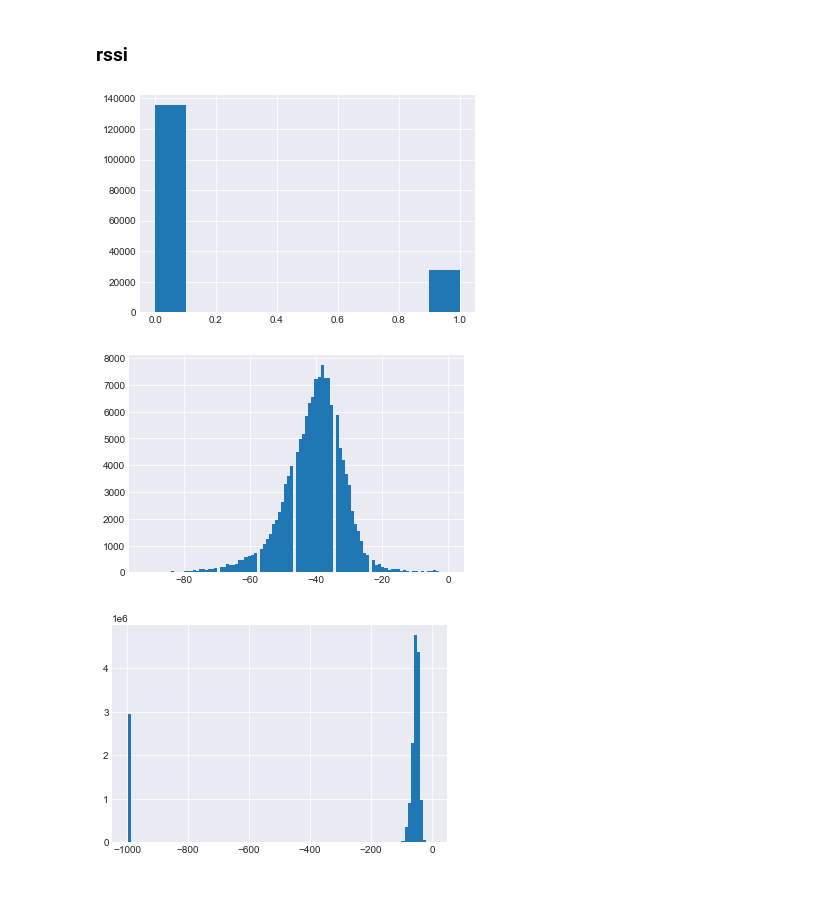
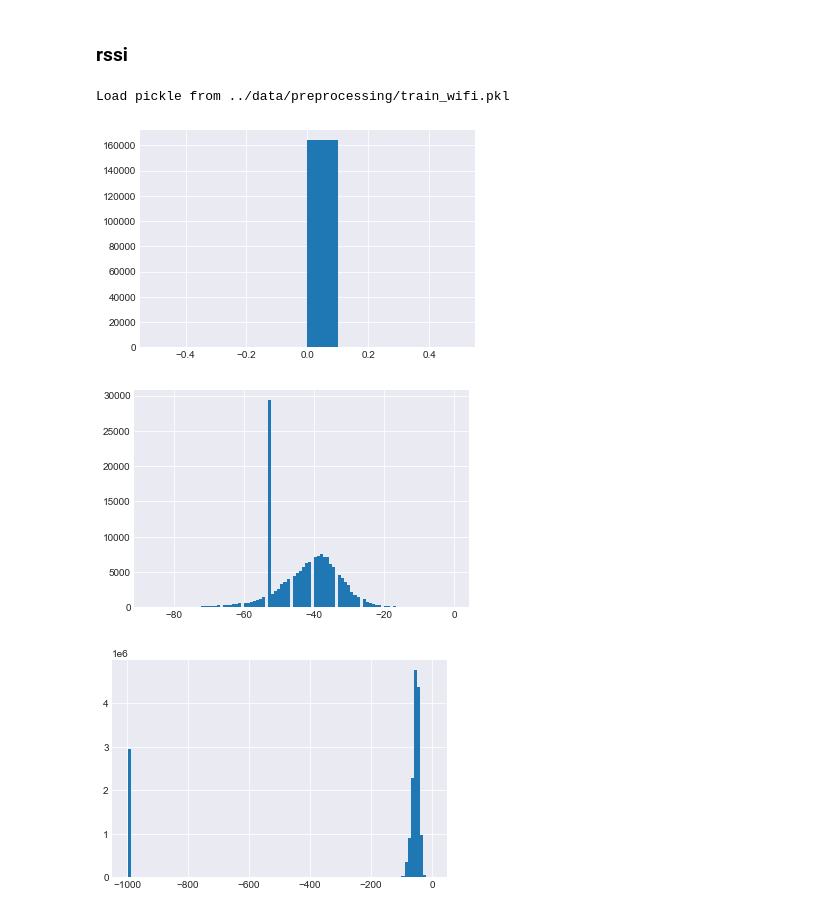
Before and after one commit to konumaru/indoor_location_and_Navigation, a Jupyter notebook: notebook/wifi_data_processing.ipynb, the cells around one changed output. Drawn from its saved outputs; the diff is of its cells as text; code cells hidden in the pictures.

```diff
--- a/notebook/wifi_data_processing.ipynb
+++ b/notebook/wifi_data_processing.ipynb
@@ -148,16 +148,20 @@ wifi_train = load_pickle("../data/working/train_wifi.pkl")
 Load pickle from ../data/working/train_wifi.pkl
 # %% [markdown]
 ### rssi
+# %%
+wifi = load_pickle("../data/preprocessing/train_wifi.pkl")
+# %% [output]
+Load pickle from ../data/preprocessing/train_wifi.pkl
 # %%
-tmp = wifi_train[:, 1].astype('int64')
+tmp = wifi[:, 1].astype('int64')
 
 plt.figure()
 plt.hist(np.mean(tmp==-999, axis=1), bins=10)
 plt.show()
 # %% [output]
-[figure, old version]
+[figure, new version]
 # %%
-rssi = wifi_train[:, 1].astype('int64')
+rssi = wifi[:, 1].astype('int64')
 max_rssi = rssi.max(axis=1)
 _max_rssi = max_rssi[max_rssi != -999]
 
@@ -165,7 +169,7 @@ plt.figure()
 plt.hist(_max_rssi, bins=100)
 plt.show()
 # %% [output]
-[figure, old version]
+[figure, new version]
 # %%
 rssi = wifi_train[:, 1].astype('int64')
 rssi = rssi.ravel()
```
Also changed, not shown: 1 other file.
